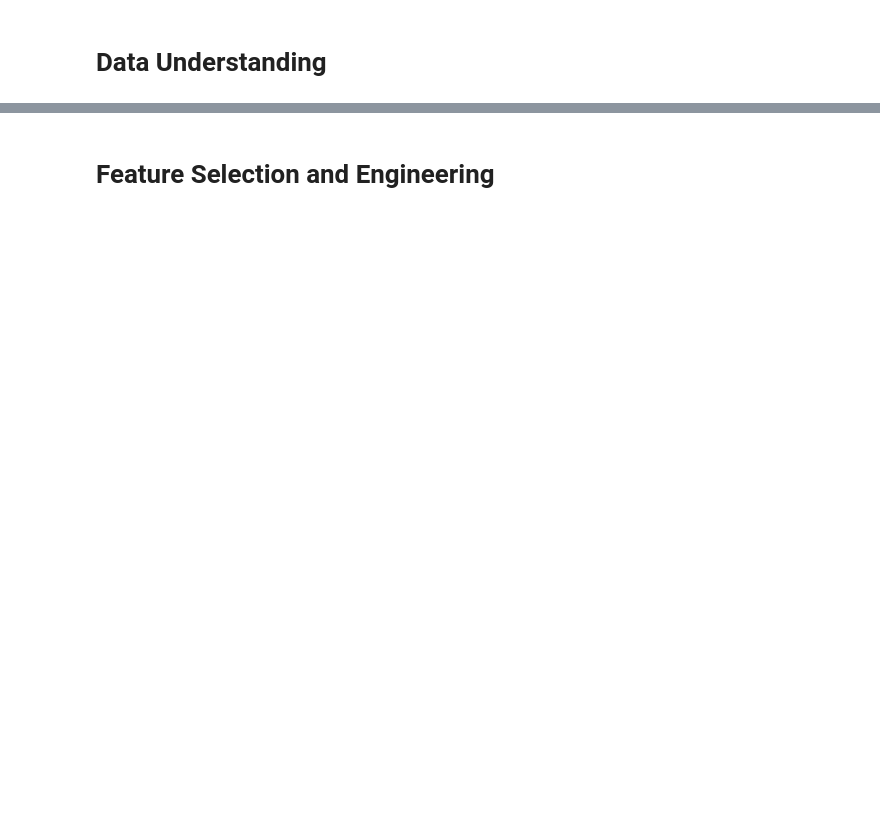
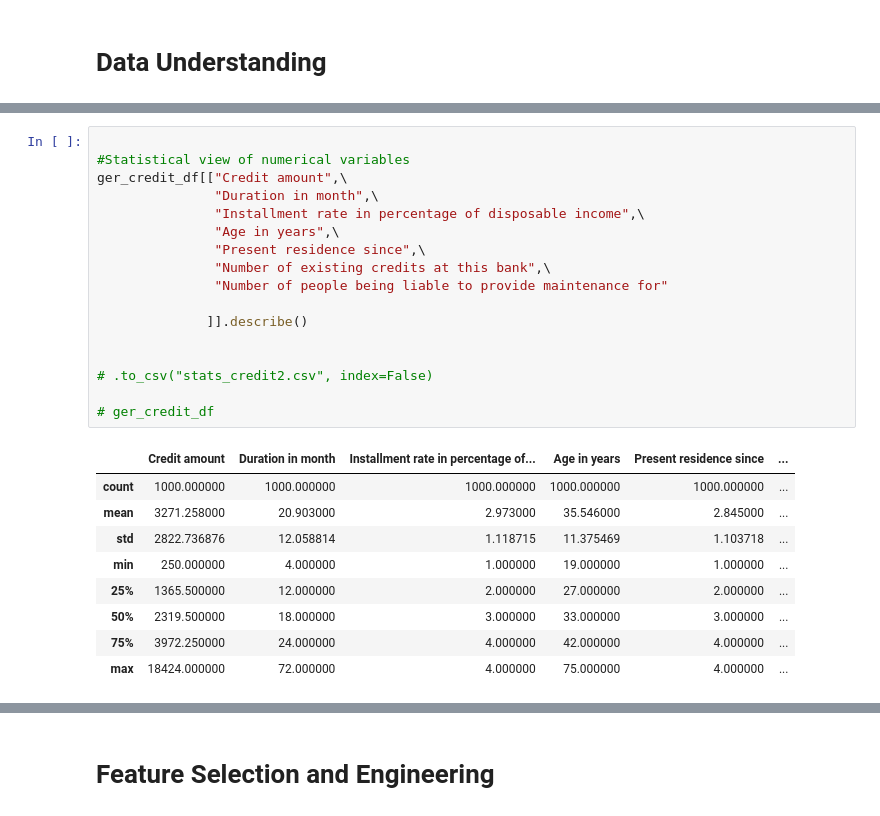
Before and after one commit to abelunbound/CreditRisk726, a Jupyter notebook: com726creditriskassessment.ipynb, the cells around one changed output, grey strips where cells are left out. Drawn from its saved outputs; the diff is of its cells as text; blank space fills up the shorter version.

```diff
--- a/com726creditriskassessment.ipynb
+++ b/com726creditriskassessment.ipynb
@@ -237,3 +238,30 @@ memory usage: 164.2+ KB
+# %%
+
+#Statistical view of numerical variables
+ger_credit_df[["Credit amount",\
+               "Duration in month",\
+               "Installment rate in percentage of disposable income",\
+               "Age in years",\
+               "Present residence since",\
+               "Number of existing credits at this bank",\
+               "Number of people being liable to provide maintenance for"
+
+              ]].describe()
+
+
+# .to_csv("stats_credit2.csv", index=False)
+
+# ger_credit_df
+# %% [output]
+|  | Credit amount | Duration in month | Installment rate in percentage of... | Age in years | Present residence since | ... |
+| count | 1000.000000 | 1000.000000 | 1000.000000 | 1000.000000 | 1000.000000 | ... |
+| mean | 3271.258000 | 20.903000 | 2.973000 | 35.546000 | 2.845000 | ... |
+| std | 2822.736876 | 12.058814 | 1.118715 | 11.375469 | 1.103718 | ... |
+| min | 250.000000 | 4.000000 | 1.000000 | 19.000000 | 1.000000 | ... |
+| 25% | 1365.500000 | 12.000000 | 2.000000 | 27.000000 | 2.000000 | ... |
+| 50% | 2319.500000 | 18.000000 | 3.000000 | 33.000000 | 3.000000 | ... |
+| 75% | 3972.250000 | 24.000000 | 4.000000 | 42.000000 | 4.000000 | ... |
+| max | 18424.000000 | 72.000000 | 4.000000 | 75.000000 | 4.000000 | ... |
 # %%
 #Checking for and removal of outliers
 
```
Also changed, not shown: parts of 31 cells of this notebook, 3 other files.
